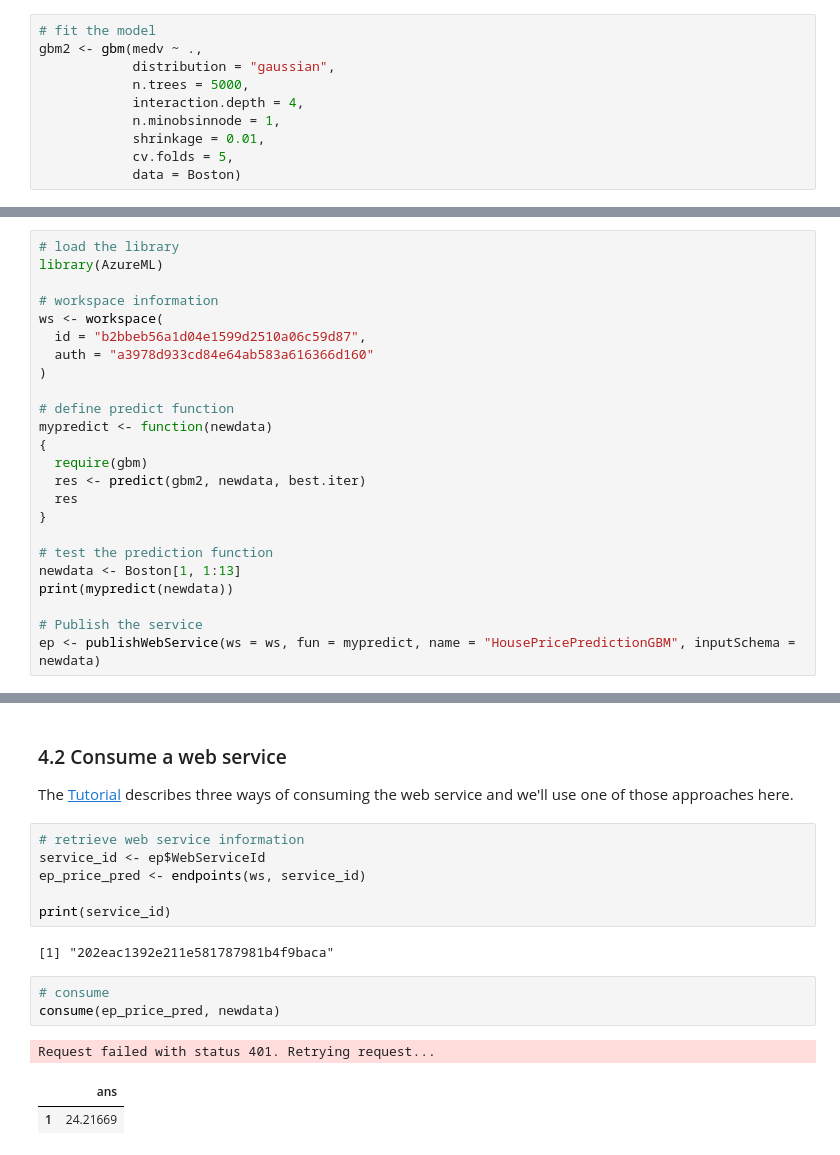
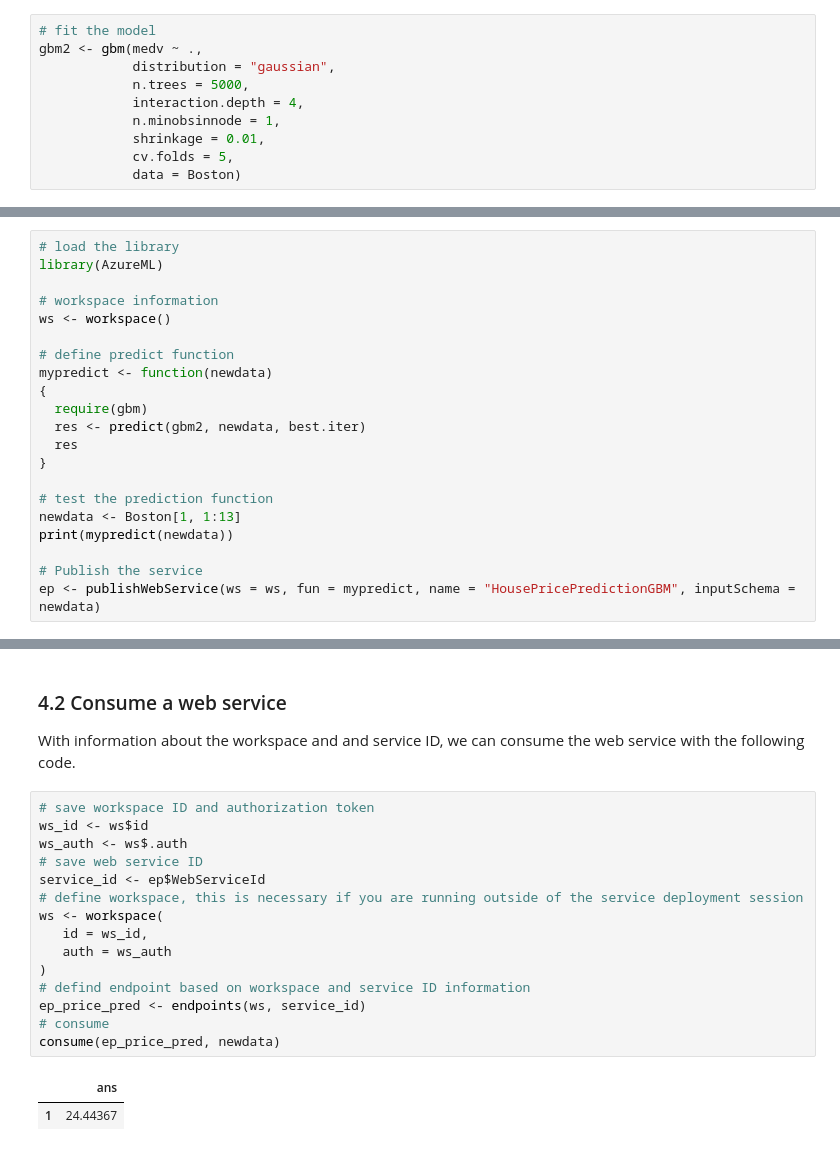
Before and after one commit to andrie/jupyter-notebook-samples, a Jupyter notebook: GBM in Azure ML Jupyter Notebook.ipynb, the cells around one changed output, grey strips where cells are left out. Cells and saved outputs as stored; diff of their text form.

```diff
--- a/GBM in Azure ML Jupyter Notebook.ipynb
+++ b/GBM in Azure ML Jupyter Notebook.ipynb
@@ -140,10 +132,7 @@ With the developed model, we can deploy a web service so that others can use it
 library(AzureML)
 
 # workspace information
-ws <- workspace(
-  id = "b2bbeb56a1d04e1599d2510a06c59d87",
-  auth = "a3978d933cd84e64ab583a616366d160"
-)
+ws <- workspace()
 
 # define predict function
 mypredict <- function(newdata)
@@ -164,23 +155,24 @@ ep <- publishWebService(ws = ws, fun = mypredict, name = "HousePricePredictionGB
-# %% [markdown]
-### 4.2 Consume a web service
-The [Tutorial][tut link] describes three ways of consuming the web service and we'll use one of those approaches here.
-
-[tut link]: ???
-# %%
-# retrieve web service information
-service_id <- ep$WebServiceId
-ep_price_pred <- endpoints(ws, service_id)
-
-print(service_id)
-# %% [output]
-[1] "202eac1392e211e581787981b4f9baca"
-# %%
-# consume
-consume(ep_price_pred, newdata)
-# %% [output]
-Request failed with status 401. Retrying request...
-|  | ans |
-| 1 | 24.21669 |
+# %% [markdown]
+### 4.2 Consume a web service
+With information about the workspace and and service ID, we can consume the web service with the following code.
+# %%
+# save workspace ID and authorization token
+ws_id <- ws$id
+ws_auth <- ws$.auth
+# save web service ID
+service_id <- ep$WebServiceId
+# define workspace, this is necessary if you are running outside of the service deployment session
+ws <- workspace(
+   id = ws_id,
+   auth = ws_auth
+)
+# defind endpoint based on workspace and service ID information
+ep_price_pred <- endpoints(ws, service_id)
+# consume
+consume(ep_price_pred, newdata)
+# %% [output]
+|  | ans |
+| 1 | 24.44367 |
 # %% [markdown]
 ## 5 Conclusion
 Using the Boston housing dataset, we started the analysis by estimating the parameters in the GBM model. Then we fitted the model and examined variable importance. A web service was also deployed based on the selected model.
```
Also changed, not shown: parts of 10 cells of this notebook, 2 other files.
